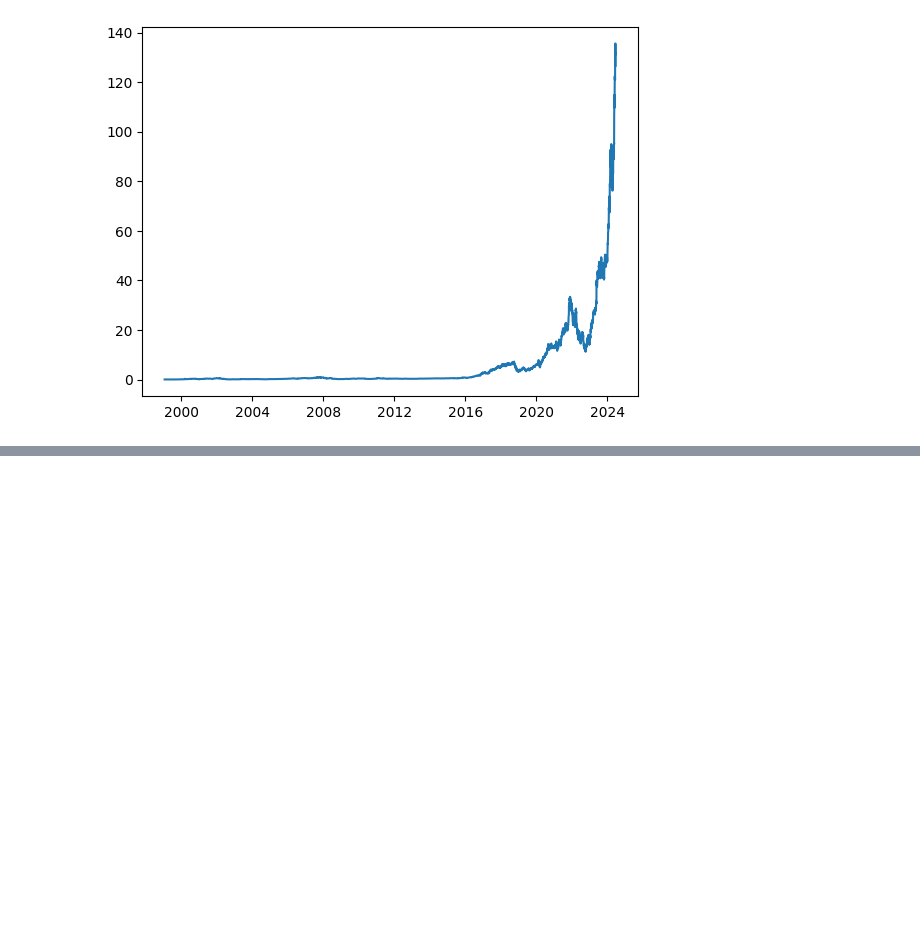
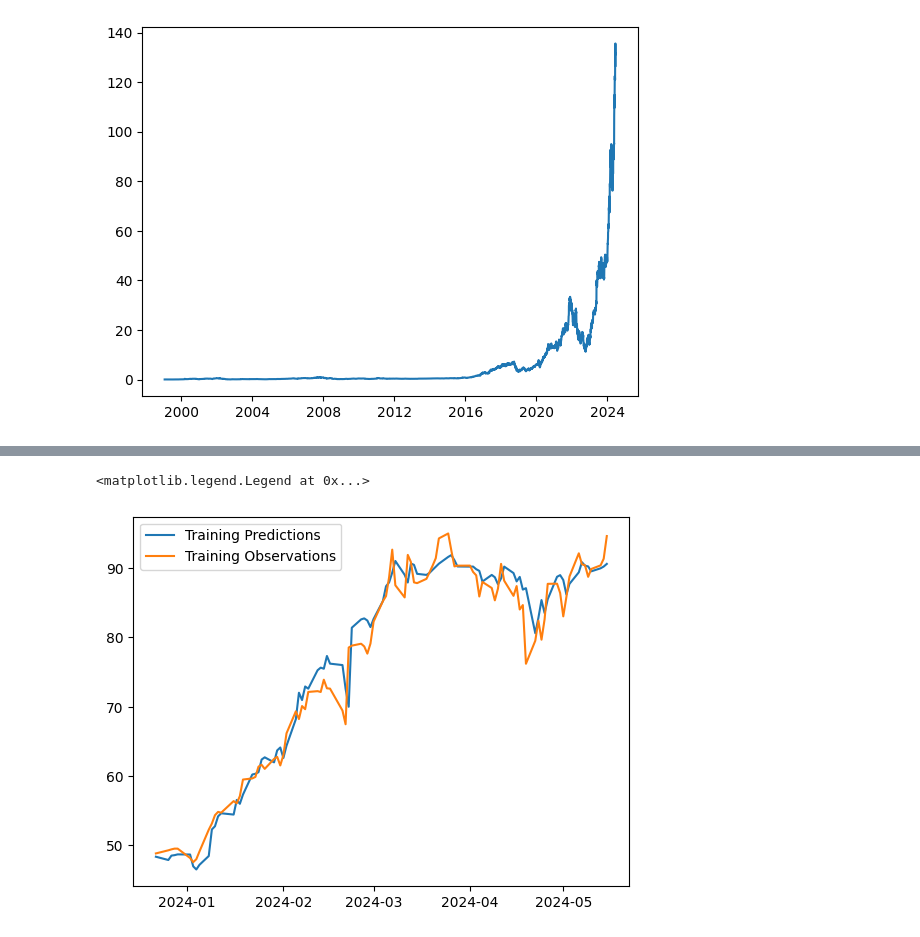
Before and after one commit to stoyhris/MoonVIDIA, a Jupyter notebook: lstm.ipynb, the cells around one changed output, grey strips where cells are left out. Drawn from its saved outputs; the diff is of its cells as text; code cells hidden in the pictures; blank space fills up the shorter version.

Commit message:
built lstm model

```diff
--- a/lstm.ipynb
+++ b/lstm.ipynb
@@ -146,0 +146,14 @@ plt.legend(['Train','Validation','Test'])
+# %%
+# for n = 3, univariate forecasting
+model = Sequential([layers.Input((3,1)),
+                    layers.LSTM(64, return_sequences=False), # bigger the number, more complicated model = more overfiting
+                    layers.Dropout(0.1),
+                    layers.Dense(32, activation='relu'),
+                    layers.Dense(32, activation='relu'),
+                    layers.Dense(1)]) #output
+
+model.compile(loss='mse',
+              optimizer=Adam(learning_rate=0.001),
+              metrics = ['mean_absolute_error'])
+
+model.fit(X_train,y_train, validation_data=(X_val,y_val),epochs=100)
@@ -146,0 +179,7 @@ plt.legend(['Train','Validation','Test'])
+# %%
+train_predictions = model.predict(X_train).flatten()
+
+plt.plot(dates_train, train_predictions)
+plt.plot(dates_train, y_train)
+plt.legend(['Training Predictions','Training Observations'])
+# %% [output]
@@ -146,0 +187,2 @@ plt.legend(['Train','Validation','Test'])
+<matplotlib.legend.Legend at 0x...>
+[figure, added]
```
Also changed, not shown: parts of 10 cells of this notebook.
